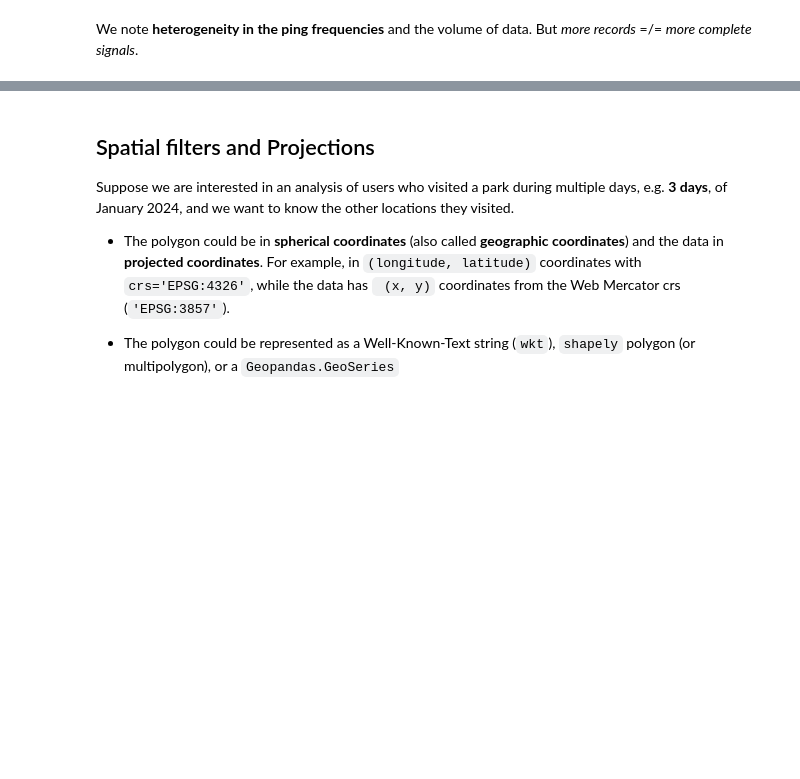
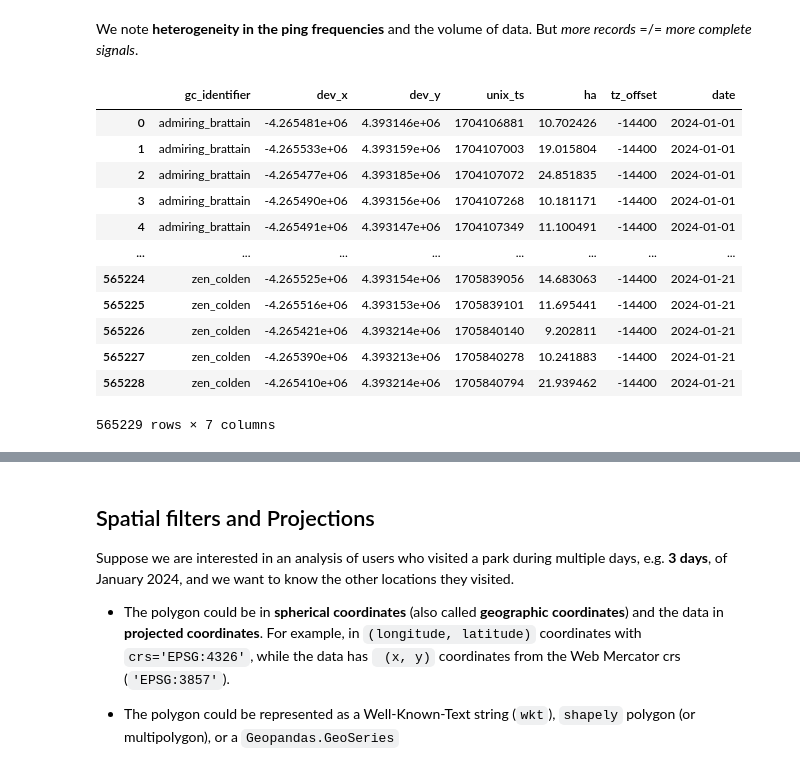
Before and after one commit to Watts-Lab/nomad, a Jupyter notebook: tutorials/IC2S2-2025/[2]filtering.ipynb, the cells around one changed output, grey strips where cells are left out. Saved outputs shown, nothing was run; the diff lists cells and outputs as text; code cells hidden in the pictures; blank space fills up the shorter version.

```diff
--- a/tutorials/IC2S2-2025/[2]filtering.ipynb
+++ b/tutorials/IC2S2-2025/[2]filtering.ipynb
@@ -62,5 +71,21 @@ plt.show()
 # %% [markdown]
 We note **heterogeneity in the ping frequencies** and the volume of data. But *more records* =/= *more complete signals*.
+# %%
+traj
+# %% [output]
+|  | gc_identifier | dev_x | dev_y | unix_ts | ha | tz_offset | date |
+| 0 | admiring_brattain | -4.265481e+06 | 4.393146e+06 | 1704106881 | 10.702426 | -14400 | 2024-01-01 |
+| 1 | admiring_brattain | -4.265533e+06 | 4.393159e+06 | 1704107003 | 19.015804 | -14400 | 2024-01-01 |
+| 2 | admiring_brattain | -4.265477e+06 | 4.393185e+06 | 1704107072 | 24.851835 | -14400 | 2024-01-01 |
+| 3 | admiring_brattain | -4.265490e+06 | 4.393156e+06 | 1704107268 | 10.181171 | -14400 | 2024-01-01 |
+| 4 | admiring_brattain | -4.265491e+06 | 4.393147e+06 | 1704107349 | 11.100491 | -14400 | 2024-01-01 |
+| ... | ... | ... | ... | ... | ... | ... | ... |
+| 565224 | zen_colden | -4.265525e+06 | 4.393154e+06 | 1705839056 | 14.683063 | -14400 | 2024-01-21 |
+| 565225 | zen_colden | -4.265516e+06 | 4.393153e+06 | 1705839101 | 11.695441 | -14400 | 2024-01-21 |
+| 565226 | zen_colden | -4.265421e+06 | 4.393214e+06 | 1705840140 | 9.202811 | -14400 | 2024-01-21 |
+| 565227 | zen_colden | -4.265390e+06 | 4.393213e+06 | 1705840278 | 10.241883 | -14400 | 2024-01-21 |
+| 565228 | zen_colden | -4.265410e+06 | 4.393214e+06 | 1705840794 | 21.939462 | -14400 | 2024-01-21 |
+565229 rows × 7 columns
 # %%
 from nomad import filters
 
```
Also changed, not shown: parts of 13 cells of this notebook, 4 other files.
